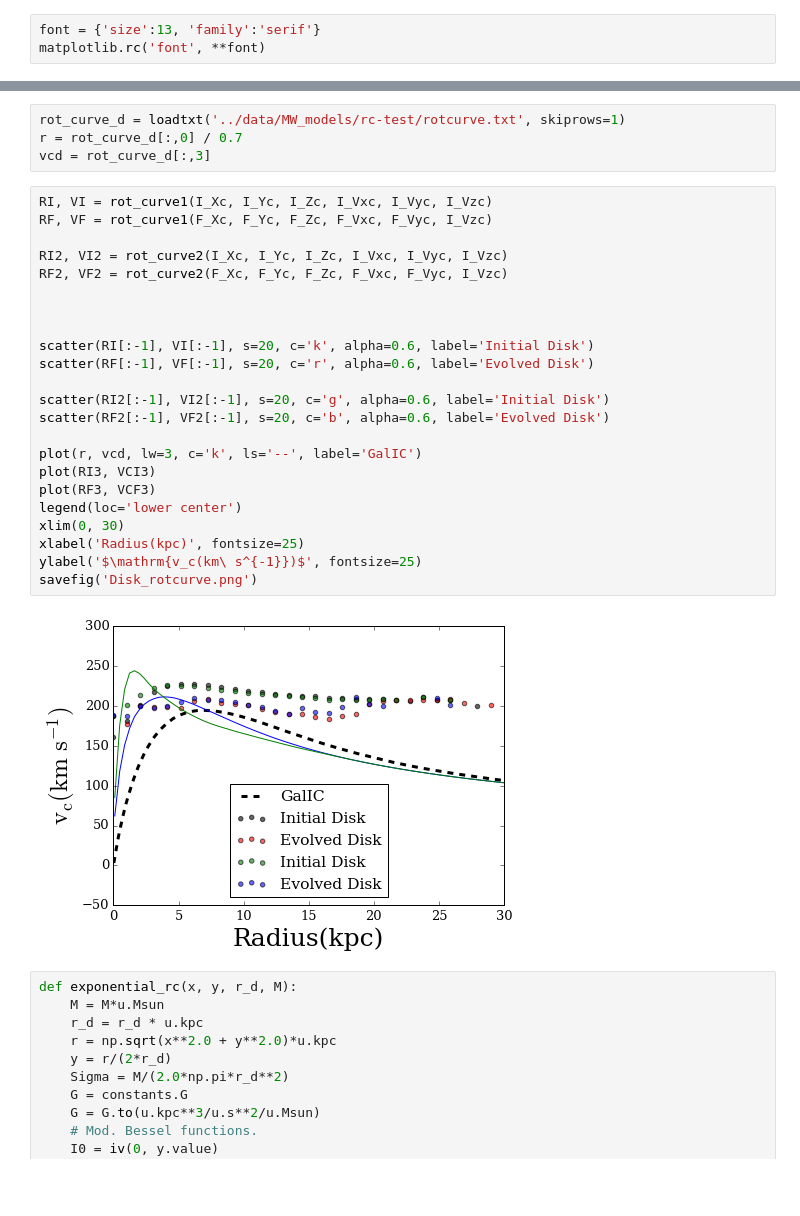
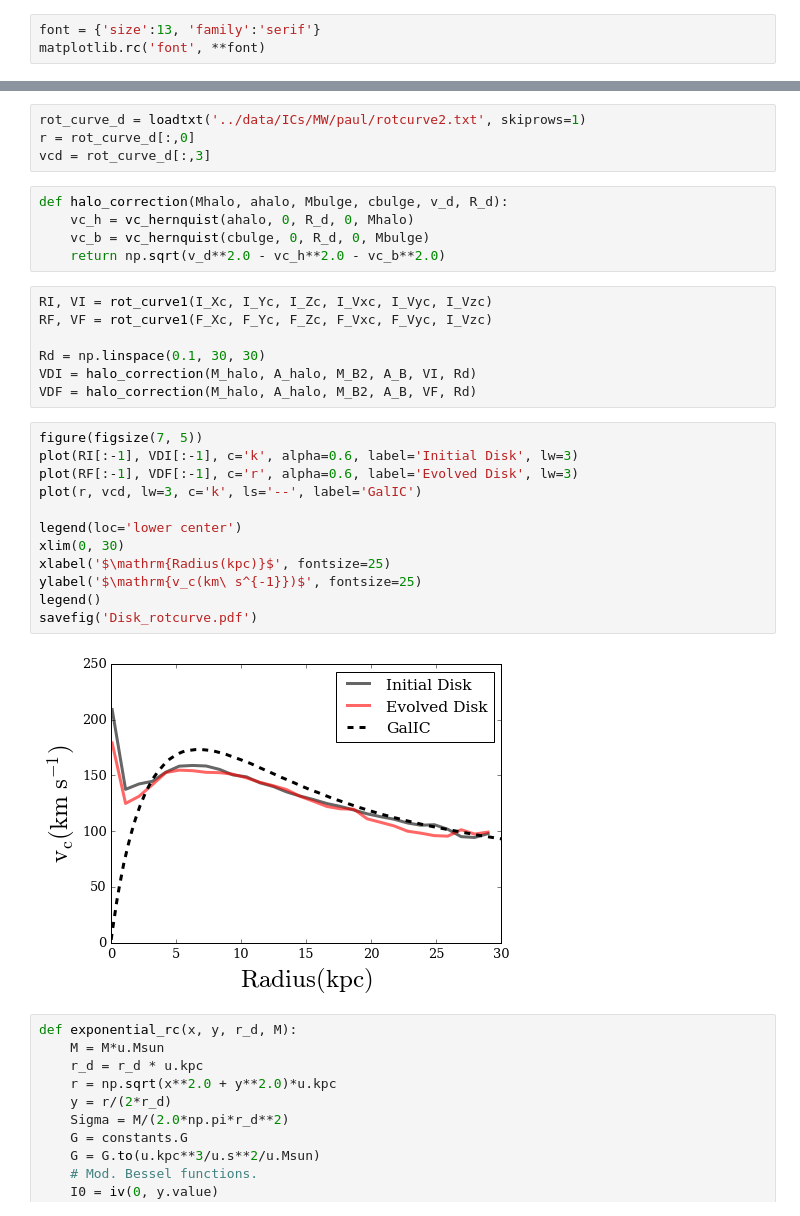
Before and after one commit to jngaravitoc/LMC-MW, a Jupyter notebook: code/Disk_rotation_curve.ipynb, the cells around one changed output, grey strips where cells are left out. Drawn from its saved outputs; the diff is of its cells as text; blank space fills up the shorter version.

```diff
--- a/code/Disk_rotation_curve.ipynb
+++ b/code/Disk_rotation_curve.ipynb
@@ -150,32 +130,33 @@ axis('equal')
 # %%
-rot_curve_d = loadtxt('../data/MW_models/rc-test/rotcurve.txt', skiprows=1)
-r = rot_curve_d[:,0] / 0.7
+rot_curve_d = loadtxt('../data/ICs/MW/paul/rotcurve2.txt', skiprows=1)
+r = rot_curve_d[:,0]
 vcd = rot_curve_d[:,3]
+# %%
+def halo_correction(Mhalo, ahalo, Mbulge, cbulge, v_d, R_d):
+    vc_h = vc_hernquist(ahalo, 0, R_d, 0, Mhalo)
+    vc_b = vc_hernquist(cbulge, 0, R_d, 0, Mbulge)
+    return np.sqrt(v_d**2.0 - vc_h**2.0 - vc_b**2.0)
+# %%
+RI, VI = rot_curve1(I_Xc, I_Yc, I_Zc, I_Vxc, I_Vyc, I_Vzc)
+RF, VF = rot_curve1(F_Xc, F_Yc, F_Zc, F_Vxc, F_Vyc, I_Vzc)
+
+Rd = np.linspace(0.1, 30, 30)
+VDI = halo_correction(M_halo, A_halo, M_B2, A_B, VI, Rd)
+VDF = halo_correction(M_halo, A_halo, M_B2, A_B, VF, Rd)
 # %%
-RI, VI = rot_curve1(I_Xc, I_Yc, I_Zc, I_Vxc, I_Vyc, I_Vzc)
-RF, VF = rot_curve1(F_Xc, F_Yc, F_Zc, F_Vxc, F_Vyc, I_Vzc)
+figure(figsize(7, 5))
+plot(RI[:-1], VDI[:-1], c='k', alpha=0.6, label='Initial Disk', lw=3)
+plot(RF[:-1], VDF[:-1], c='r', alpha=0.6, label='Evolved Disk', lw=3)
+plot(r, vcd, lw=3, c='k', ls='--', label='GalIC')
 
-RI2, VI2 = rot_curve2(I_Xc, I_Yc, I_Zc, I_Vxc, I_Vyc, I_Vzc)
-RF2, VF2 = rot_curve2(F_Xc, F_Yc, F_Zc, F_Vxc, F_Vyc, I_Vzc)
-
-
-
-scatter(RI[:-1], VI[:-1], s=20, c='k', alpha=0.6, label='Initial Disk')
-scatter(RF[:-1], VF[:-1], s=20, c='r', alpha=0.6, label='Evolved Disk')
-
-scatter(RI2[:-1], VI2[:-1], s=20, c='g', alpha=0.6, label='Initial Disk')
-scatter(RF2[:-1], VF2[:-1], s=20, c='b', alpha=0.6, label='Evolved Disk')
-
-plot(r, vcd, lw=3, c='k', ls='--', label='GalIC')
-plot(RI3, VCI3)
-plot(RF3, VCF3)
 legend(loc='lower center')
 xlim(0, 30)
-xlabel('Radius(kpc)', fontsize=25)
+xlabel('$\mathrm{Radius(kpc)}$', fontsize=25)
 ylabel('$\mathrm{v_c(km\ s^{-1}})$', fontsize=25)
-savefig('Disk_rotcurve.png')
+legend()
+savefig('Disk_rotcurve.pdf')
 # %% [output]
-[figure, old version]
+[figure, new version]
 # %%
 def exponential_rc(x, y, r_d, M):
     M = M*u.Msun
```
Also changed, not shown: parts of 13 cells of this notebook.
